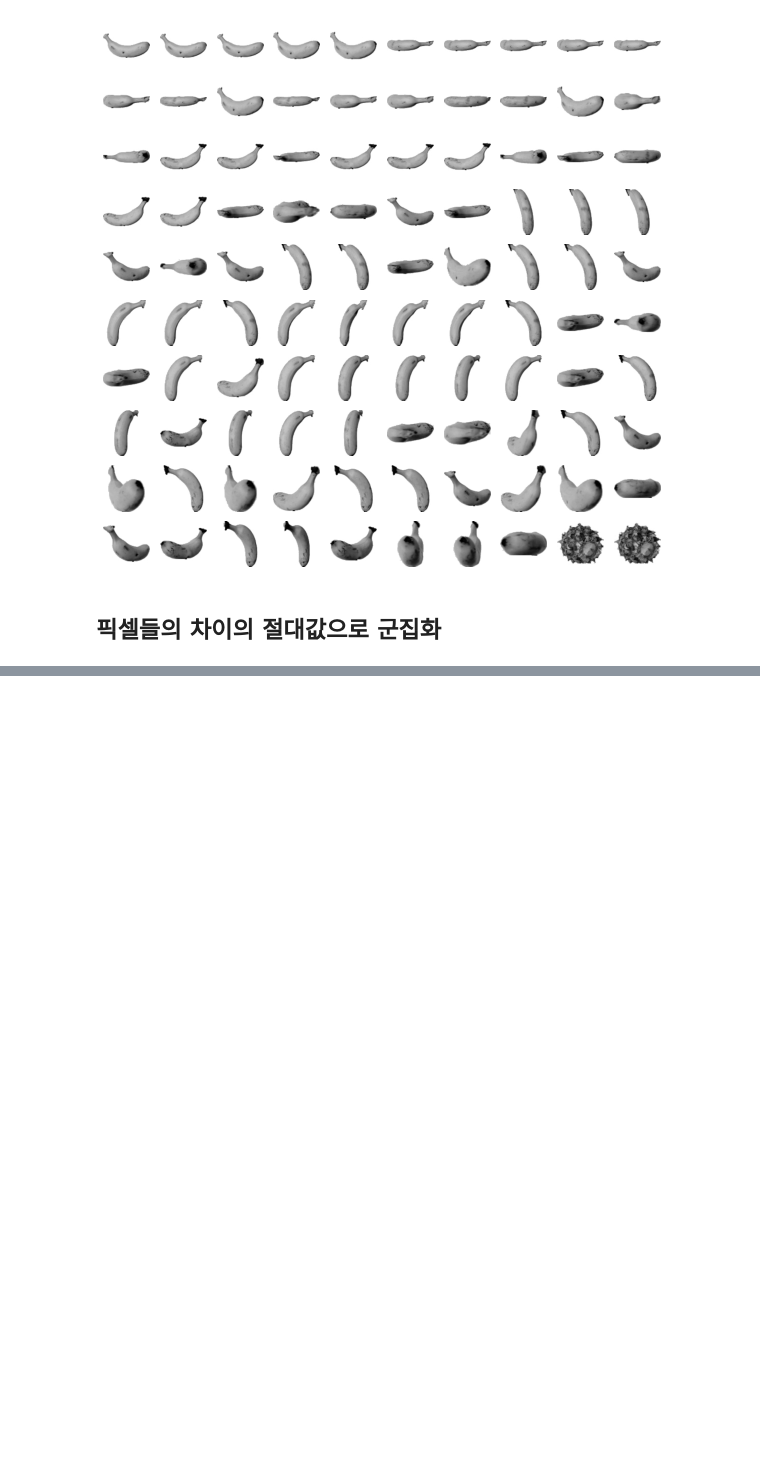
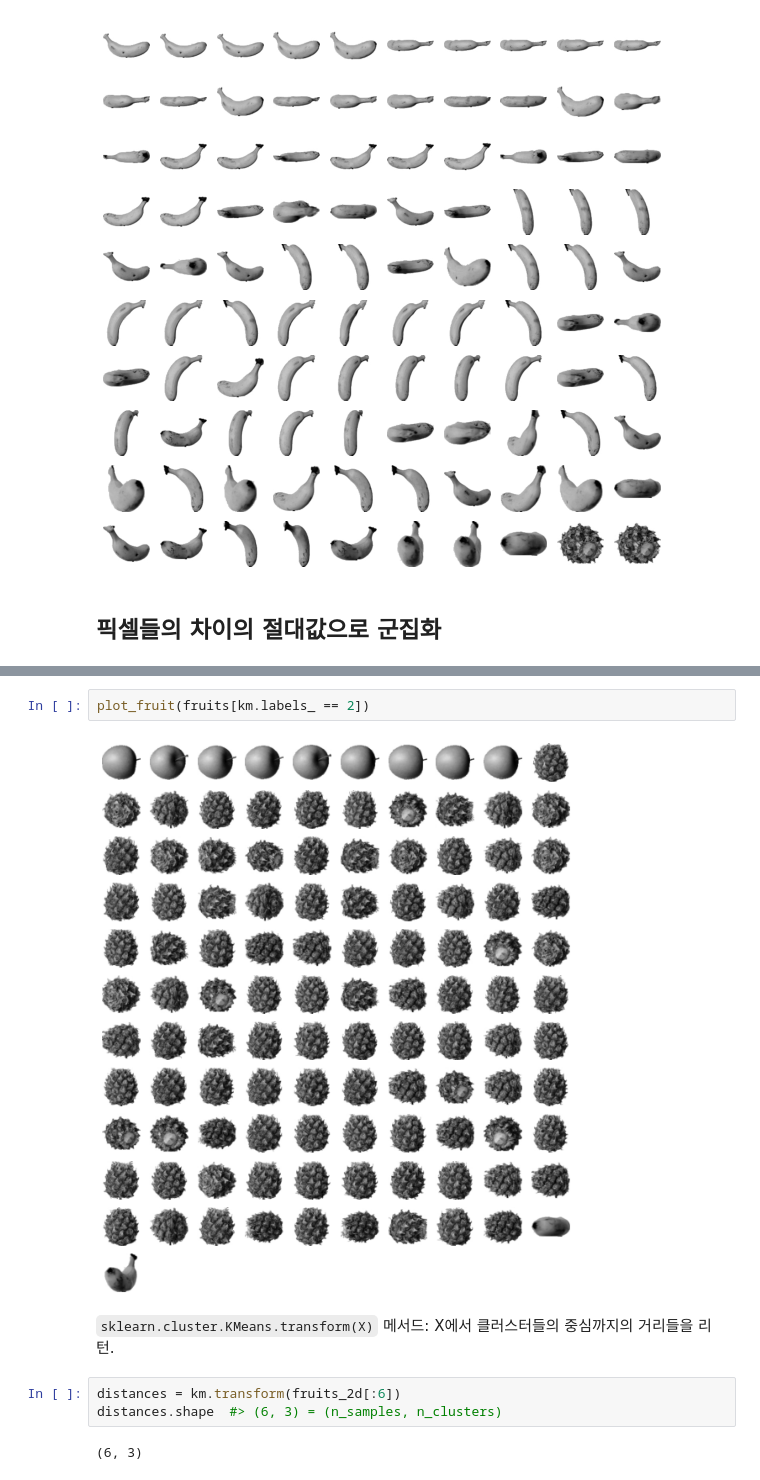
Before and after one commit to JakeOh/202011_itw_bd21, a Jupyter notebook: lab_ml/ml13_cluster.ipynb, the cells around one changed output, grey strips where cells are left out. Saved outputs shown, nothing was run; the diff lists cells and outputs as text; blank space fills up the shorter version.

```diff
--- a/lab_ml/ml13_cluster.ipynb
+++ b/lab_ml/ml13_cluster.ipynb
@@ -277,0 +361,13 @@ plt.show()
+# %%
+plot_fruit(fruits[km.labels_ == 2])
+# %% [output]
+[figure, added]
+# %% [markdown]
+
+`sklearn.cluster.KMeans.transform(X)` 메서드:
+X에서 클러스터들의 중심까지의 거리들을 리턴.
+# %%
+distances = km.transform(fruits_2d[:6])
+distances.shape  #> (6, 3) = (n_samples, n_clusters)
+# %% [output]
+(6, 3)
```
Also changed, not shown: parts of 30 cells of this notebook.
